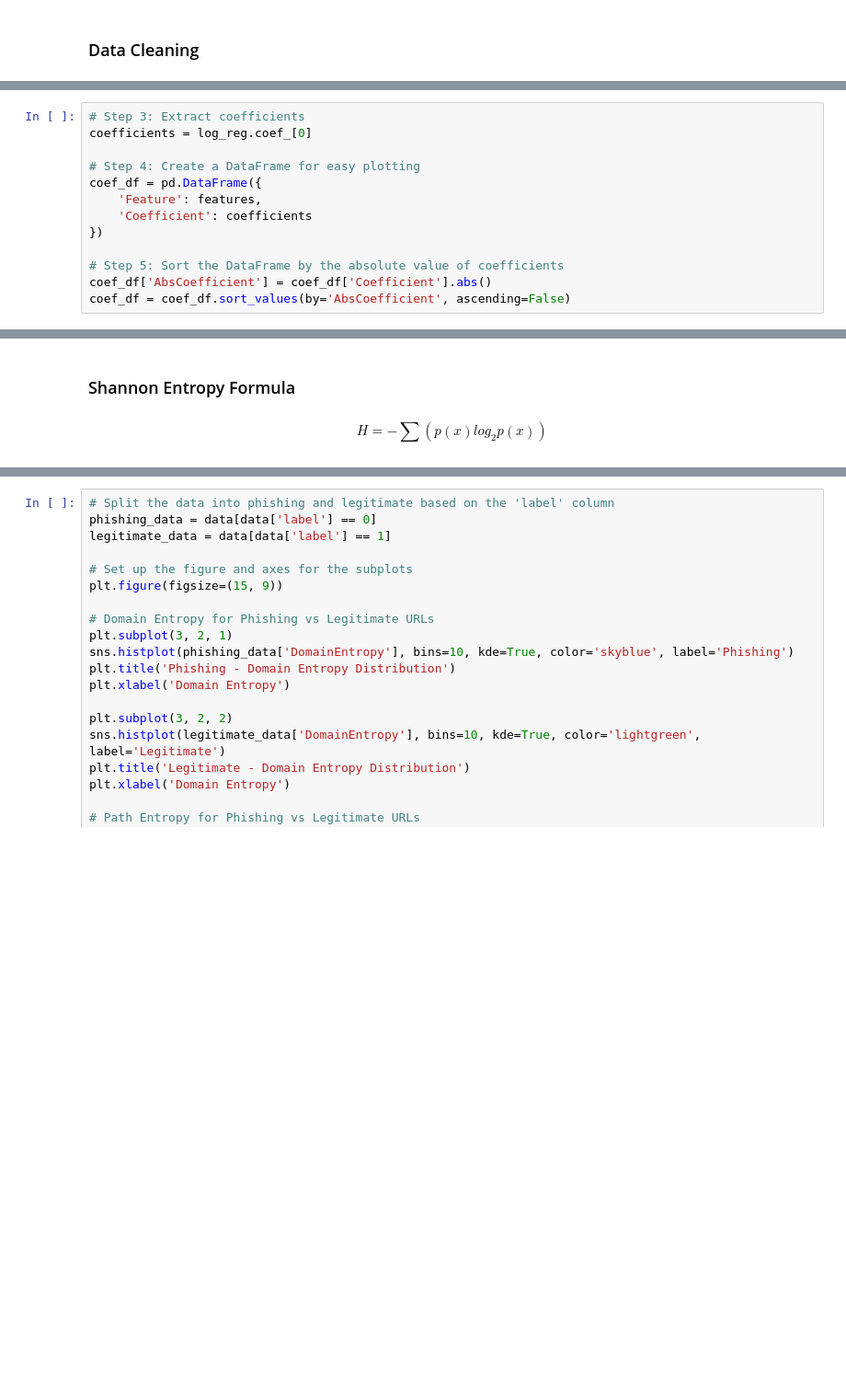
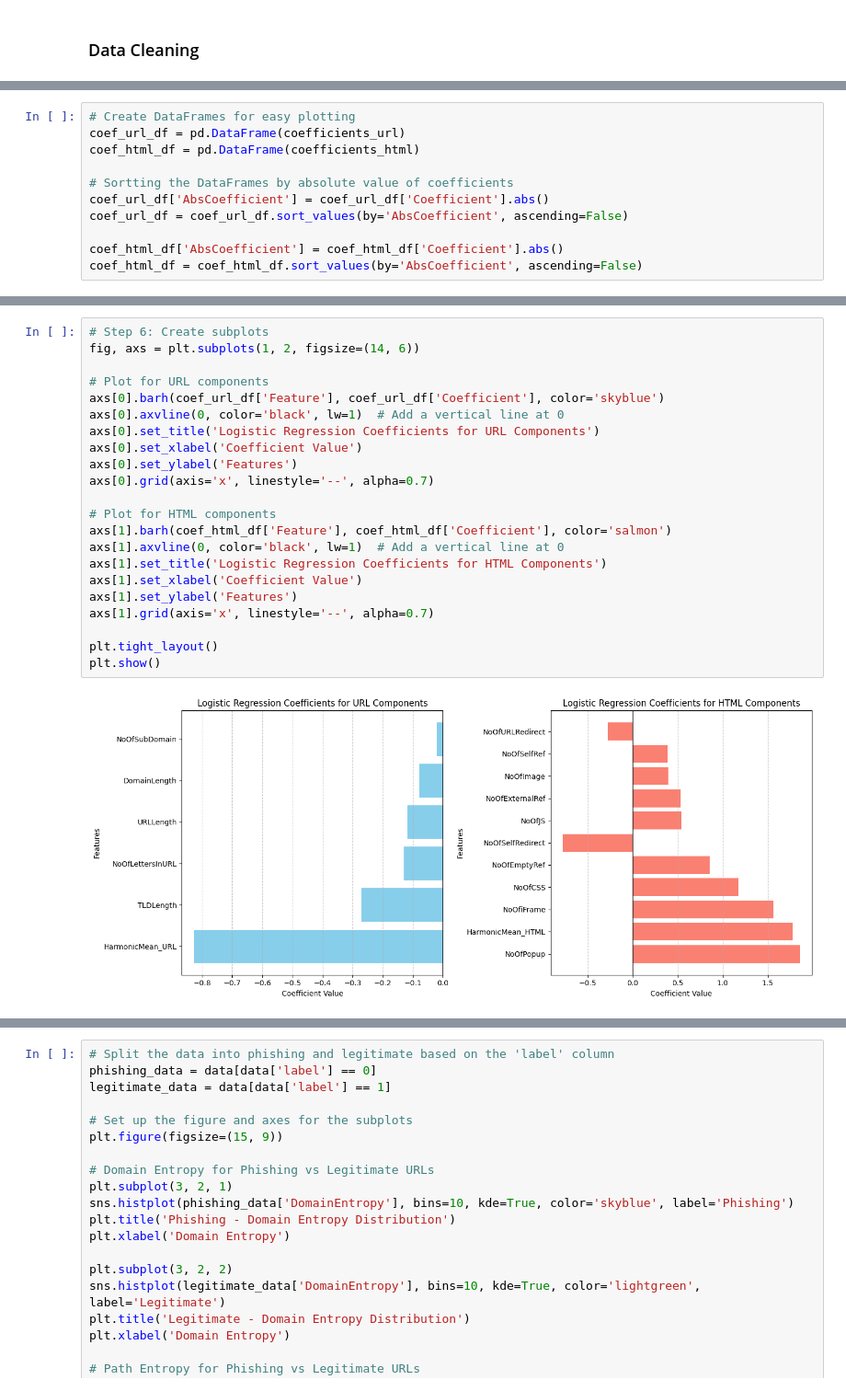
Before and after one commit to gagan0116/Phishingurl_analysis, a Jupyter notebook: munisai.ipynb, the cells around one changed output, grey strips where cells are left out. Shown at 92% size. Drawn from its saved outputs; the diff is of its cells as text; blank space fills up the shorter version.

```diff
--- a/munisai.ipynb
+++ b/munisai.ipynb
@@ -113,13 +142,11 @@ LogisticRegression()
 # %%
-# Step 3: Extract coefficients
-coefficients = log_reg.coef_[0]
+# Create DataFrames for easy plotting
+coef_url_df = pd.DataFrame(coefficients_url)
+coef_html_df = pd.DataFrame(coefficients_html)
 
-# Step 4: Create a DataFrame for easy plotting
-coef_df = pd.DataFrame({
-    'Feature': features,
-    'Coefficient': coefficients
-})
+# Sortting the DataFrames by absolute value of coefficients
+coef_url_df['AbsCoefficient'] = coef_url_df['Coefficient'].abs()
+coef_url_df = coef_url_df.sort_values(by='AbsCoefficient', ascending=False)
 
-# Step 5: Sort the DataFrame by the absolute value of coefficients
-coef_df['AbsCoefficient'] = coef_df['Coefficient'].abs()
-coef_df = coef_df.sort_values(by='AbsCoefficient', ascending=False)
+coef_html_df['AbsCoefficient'] = coef_html_df['Coefficient'].abs()
+coef_html_df = coef_html_df.sort_values(by='AbsCoefficient', ascending=False)
@@ -187,4 +153,24 @@ plt.show()
-# %% [markdown]
-### Shannon Entropy Formula
-
-#### $$H= -∑(p(x)log_2 p(x))$$
+# %%
+# Step 6: Create subplots
+fig, axs = plt.subplots(1, 2, figsize=(14, 6))
+
+# Plot for URL components
+axs[0].barh(coef_url_df['Feature'], coef_url_df['Coefficient'], color='skyblue')
+axs[0].axvline(0, color='black', lw=1)  # Add a vertical line at 0
+axs[0].set_title('Logistic Regression Coefficients for URL Components')
+axs[0].set_xlabel('Coefficient Value')
+axs[0].set_ylabel('Features')
+axs[0].grid(axis='x', linestyle='--', alpha=0.7)
+
+# Plot for HTML components
+axs[1].barh(coef_html_df['Feature'], coef_html_df['Coefficient'], color='salmon')
+axs[1].axvline(0, color='black', lw=1)  # Add a vertical line at 0
+axs[1].set_title('Logistic Regression Coefficients for HTML Components')
+axs[1].set_xlabel('Coefficient Value')
+axs[1].set_ylabel('Features')
+axs[1].grid(axis='x', linestyle='--', alpha=0.7)
+
+plt.tight_layout()
+plt.show()
+# %% [output]
+[figure, added]
```
Also changed, not shown: parts of 30 cells of this notebook.
